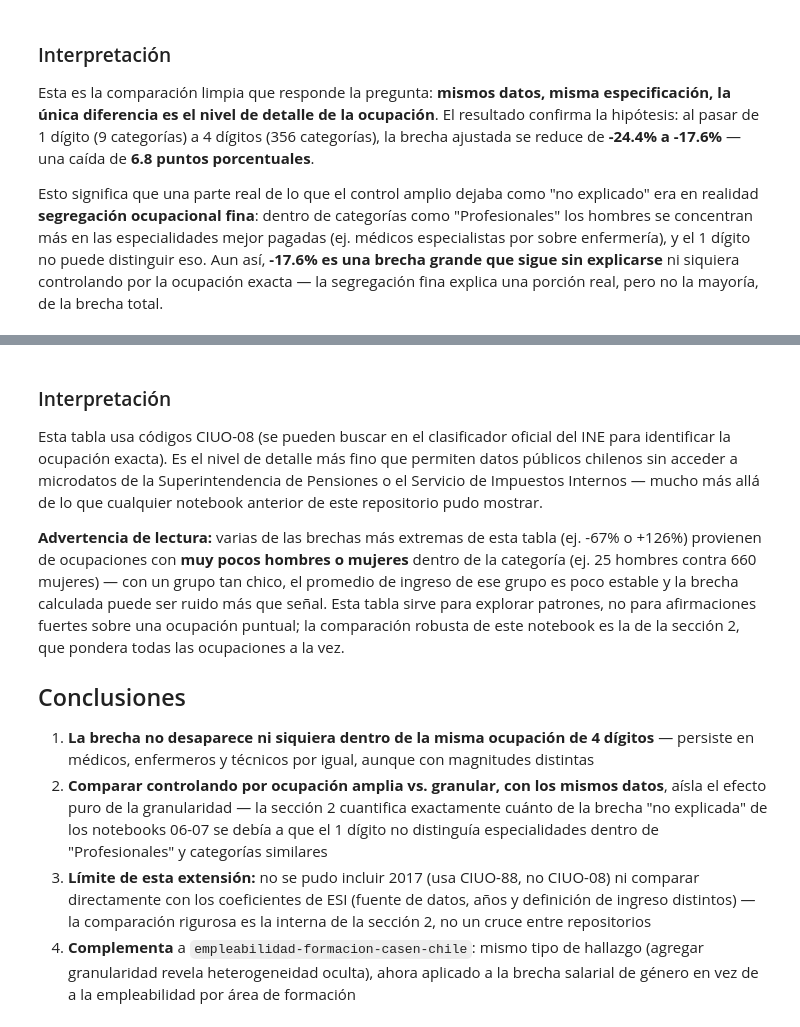
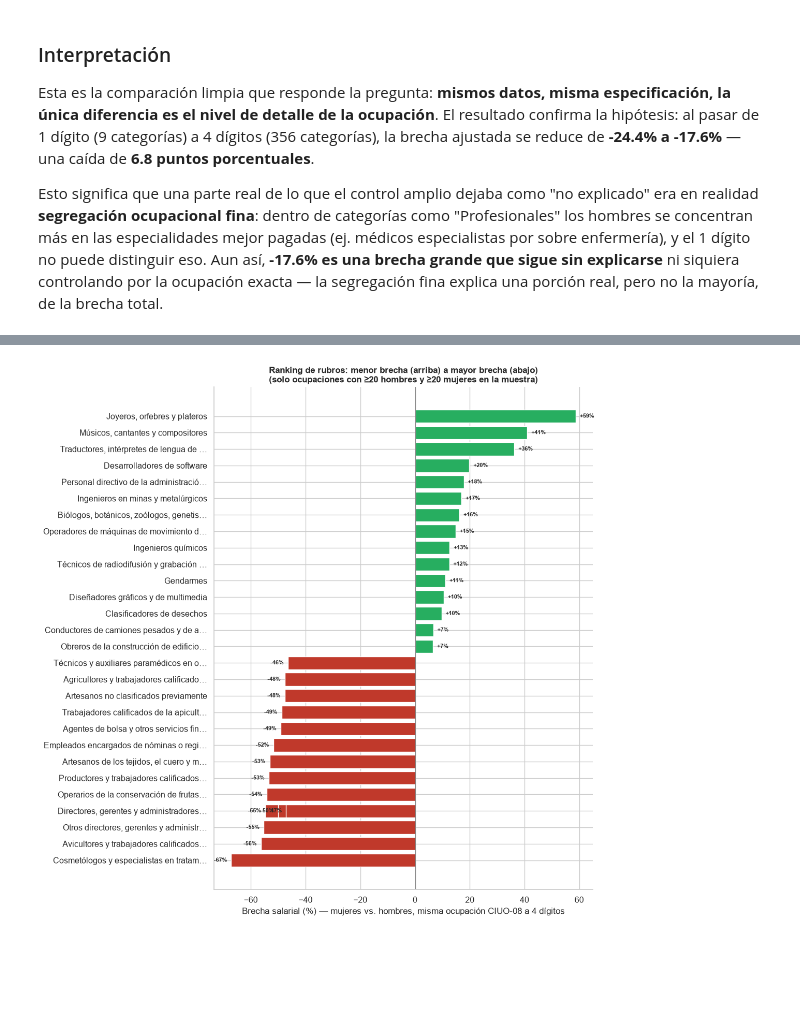
Before and after one commit to W00lscarf/brechas-salariales-genero-chile, a Jupyter notebook: notebooks/08_ocupacion_granular_casen.ipynb, the cells around one changed output, grey strips where cells are left out. Drawn from its saved outputs; the diff is of its cells as text; code cells hidden in the pictures; blank space fills up the shorter version.

```diff
--- a/notebooks/08_ocupacion_granular_casen.ipynb
+++ b/notebooks/08_ocupacion_granular_casen.ipynb
@@ -147,17 +147,27 @@ for cod in ocup_validas:
         continue
     h = sub[sub['mujer']==0]
     m = sub[sub['mujer']==1]
-    if len(h)<10 or len(m)<10:
+    if len(h)<20 or len(m)<20:
         continue
     ing_h = np.average(h['ytrabajocor'], weights=h['expr'])
     ing_m = np.average(m['ytrabajocor'], weights=m['expr'])
     resultados_ocup.append({'oficio4_08': int(cod), 'n': len(sub), 'n_h': len(h), 'n_m': len(m),
                              'brecha_pct': (ing_m/ing_h - 1)*100})
 
-df_ocup = pd.DataFrame(resultados_ocup).sort_values('brecha_pct')
-print('=== 10 ocupaciones (n≥50, con ambos sexos representados) con mayor brecha en contra de mujeres ===')
-print(df_ocup.head(10).to_string(index=False))
+df_ocup = pd.DataFrame(resultados_ocup)
+print(f'Ocupaciones con al menos 20 hombres y 20 mujeres (umbral más estricto que la sección anterior): {len(df_ocup)}')
+
+# Nombres de ocupacion segun el codelist oficial CIUO-08 de la propia base CASEN
+r24 = pd.io.stata.StataReader(f'{RUTA_CASEN}/casen_2024.dta')
+etiquetas_ocup = r24.value_labels().get('oficio4_08', {})
+df_ocup['nombre'] = df_ocup['oficio4_08'].map(lambda c: etiquetas_ocup.get(c, f'Código {c}'))
+df_ocup = df_ocup.sort_values('brecha_pct')
+
+pd.set_option('display.max_colwidth', 45)
 print()
-print('=== 10 ocupaciones con menor brecha o favorables a mujeres ===')
-print(df_ocup.tail(10).to_string(index=False))
+print('=== 15 rubros con la brecha MÁS ALTA en contra de las mujeres ===')
+print(df_ocup[['nombre','n','n_h','n_m','brecha_pct']].head(15).to_string(index=False))
+print()
+print('=== 15 rubros con la brecha MÁS BAJA (o favorable a mujeres) ===')
+print(df_ocup[['nombre','n','n_h','n_m','brecha_pct']].tail(15).to_string(index=False))
 # %% [output]
@@ -181,13 +191,21 @@ print(df_ocup.tail(10).to_string(index=False))
-# %% [markdown]
-### Interpretación
-
-Esta tabla usa códigos CIUO-08 (se pueden buscar en el clasificador oficial del INE para identificar la ocupación exacta). Es el nivel de detalle más fino que permiten datos públicos chilenos sin acceder a microdatos de la Superintendencia de Pensiones o el Servicio de Impuestos Internos — mucho más allá de lo que cualquier notebook anterior de este repositorio pudo mostrar.
-
-**Advertencia de lectura:** varias de las brechas más extremas de esta tabla (ej. -67% o +126%) provienen de ocupaciones con **muy pocos hombres o mujeres** dentro de la categoría (ej. 25 hombres contra 660 mujeres) — con un grupo tan chico, el promedio de ingreso de ese grupo es poco estable y la brecha calculada puede ser ruido más que señal. Esta tabla sirve para explorar patrones, no para afirmaciones fuertes sobre una ocupación puntual; la comparación robusta de este notebook es la de la sección 2, que pondera todas las ocupaciones a la vez.
-
-## Conclusiones
-
-1. **La brecha no desaparece ni siquiera dentro de la misma ocupación de 4 dígitos** — persiste en médicos, enfermeros y técnicos por igual, aunque con magnitudes distintas
-2. **Comparar controlando por ocupación amplia vs. granular, con los mismos datos**, aísla el efecto puro de la granularidad — la sección 2 cuantifica exactamente cuánto de la brecha "no explicada" de los notebooks 06-07 se debía a que el 1 dígito no distinguía especialidades dentro de "Profesionales" y categorías similares
-3. **Límite de esta extensión:** no se pudo incluir 2017 (usa CIUO-88, no CIUO-08) ni comparar directamente con los coeficientes de ESI (fuente de datos, años y definición de ingreso distintos) — la comparación rigurosa es la interna de la sección 2, no un cruce entre repositorios
-4. **Complementa** a `empleabilidad-formacion-casen-chile`: mismo tipo de hallazgo (agregar granularidad revela heterogeneidad oculta), ahora aplicado a la brecha salarial de género en vez de a la empleabilidad por área de formación
+# %%
+top_bajo = df_ocup.head(15)
+top_alto = df_ocup.tail(15)
+ranking = pd.concat([top_bajo, top_alto]).drop_duplicates(subset='oficio4_08').sort_values('brecha_pct')
+
+fig, ax = plt.subplots(figsize=(11, 11))
+colores = ['#c0392b' if v < 0 else '#27ae60' for v in ranking['brecha_pct']]
+etiquetas_y = [f"{n[:38]}{'…' if len(n)>38 else ''}" for n in ranking['nombre']]
+bars = ax.barh(etiquetas_y, ranking['brecha_pct'], color=colores, edgecolor='white')
+for bar, v, n in zip(bars, ranking['brecha_pct'], ranking['n']):
+    ax.text(v + (1.5 if v>=0 else -1.5), bar.get_y()+bar.get_height()/2, f'{v:+.0f}%',
+            va='center', ha='left' if v>=0 else 'right', fontsize=8, fontweight='bold')
+ax.axvline(0, color='gray', linewidth=0.8)
+ax.set_xlabel('Brecha salarial (%) — mujeres vs. hombres, misma ocupación CIUO-08 a 4 dígitos')
+ax.set_title('Ranking de rubros: menor brecha (arriba) a mayor brecha (abajo)\n(solo ocupaciones con ≥20 hombres y ≥20 mujeres en la muestra)',
+             fontsize=12, fontweight='bold')
+sns.despine(); plt.tight_layout()
+plt.savefig('outputs/figures/ranking_brecha_ocupacion.png', dpi=150, bbox_inches='tight')
+plt.show()
+# %% [output]
+[figure, added]
```
Also changed, not shown: parts of 4 cells of this notebook, 2 other files.
